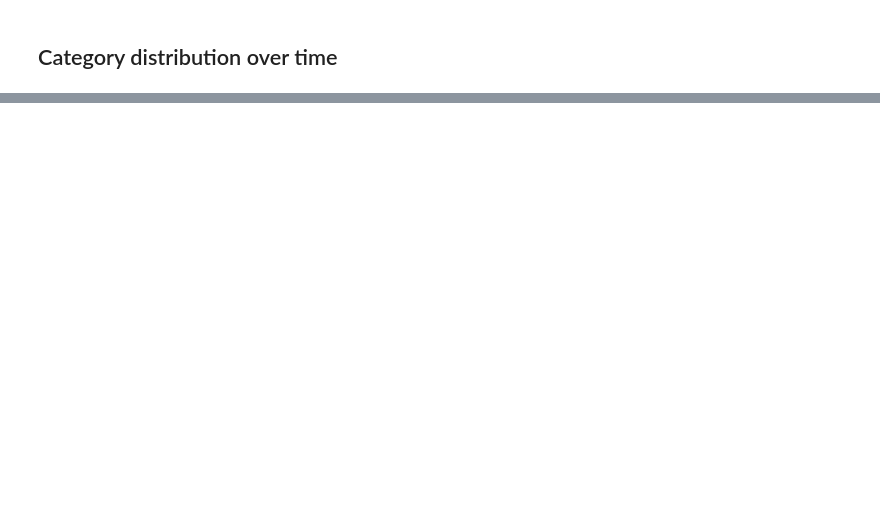
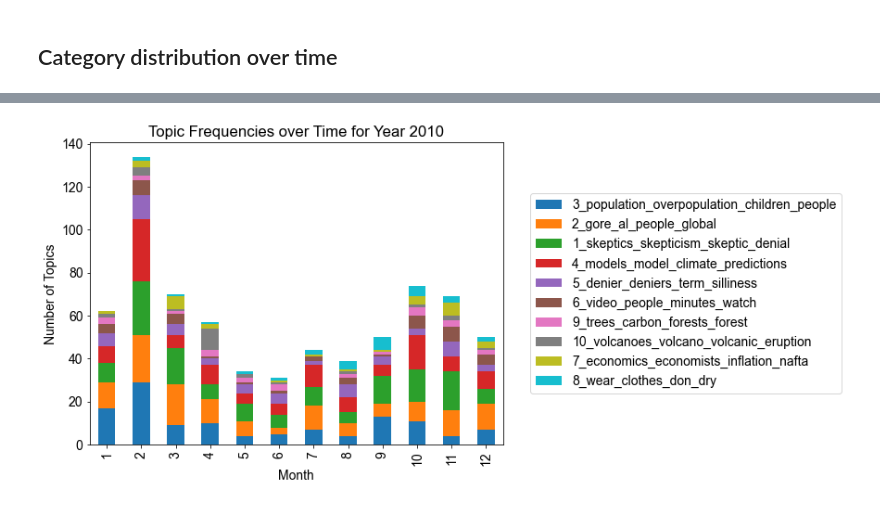
Before and after one commit to anjaghub/datascience_project_2023, a Jupyter notebook: 5_visualizations.ipynb, the cells around one changed output, grey strips where cells are left out. Saved outputs shown, nothing was run; the diff lists cells and outputs as text; code cells hidden in the pictures; blank space fills up the shorter version.

```diff
--- a/5_visualizations.ipynb
+++ b/5_visualizations.ipynb
@@ -99,0 +167,3 @@ Name: id, Length: 363, dtype: int64
+# %%
+# Only take the most frequent topics into account, Sorting out 0 since it has too much effect on visuals, sorts our outlier topics too
+topic_subset_df = df[(df["topic_number"]> 0) & (df["topic_number"]<= 10)]
@@ -99,0 +175,22 @@ Name: id, Length: 363, dtype: int64
+# %%
+# Create plot for every year
+for year in range (2010, 2023):
+
+    # filter the DataFrame to include only the specified year
+    df_temp = topic_subset_df[topic_subset_df['created_year'] == year]
+
+    # aggregate the data by date and topic number
+    counts = df_temp.groupby(['created_month', 'topic_name']).size().unstack(fill_value=0)
+    #counts = counts.div(counts.sum(axis=1), axis=0) # Make y-axis relative
+    counts = counts.sort_values(by=1, axis=1, ascending=False)
+
+    # plot the stacked bar chart
+    counts.plot(kind='bar', stacked=True)
+    plt.xlabel('Month')
+    plt.ylabel('Number of Topics')
+    plt.title(f'Topic Frequencies over Time for Year {year}')
+    plt.legend(loc="center left", bbox_to_anchor=(1.05, 0.5))
+    plt.show()
+    break # uncomment this to get all years
+# %% [output]
+[figure, added]
```
Also changed, not shown: parts of 23 cells of this notebook.
